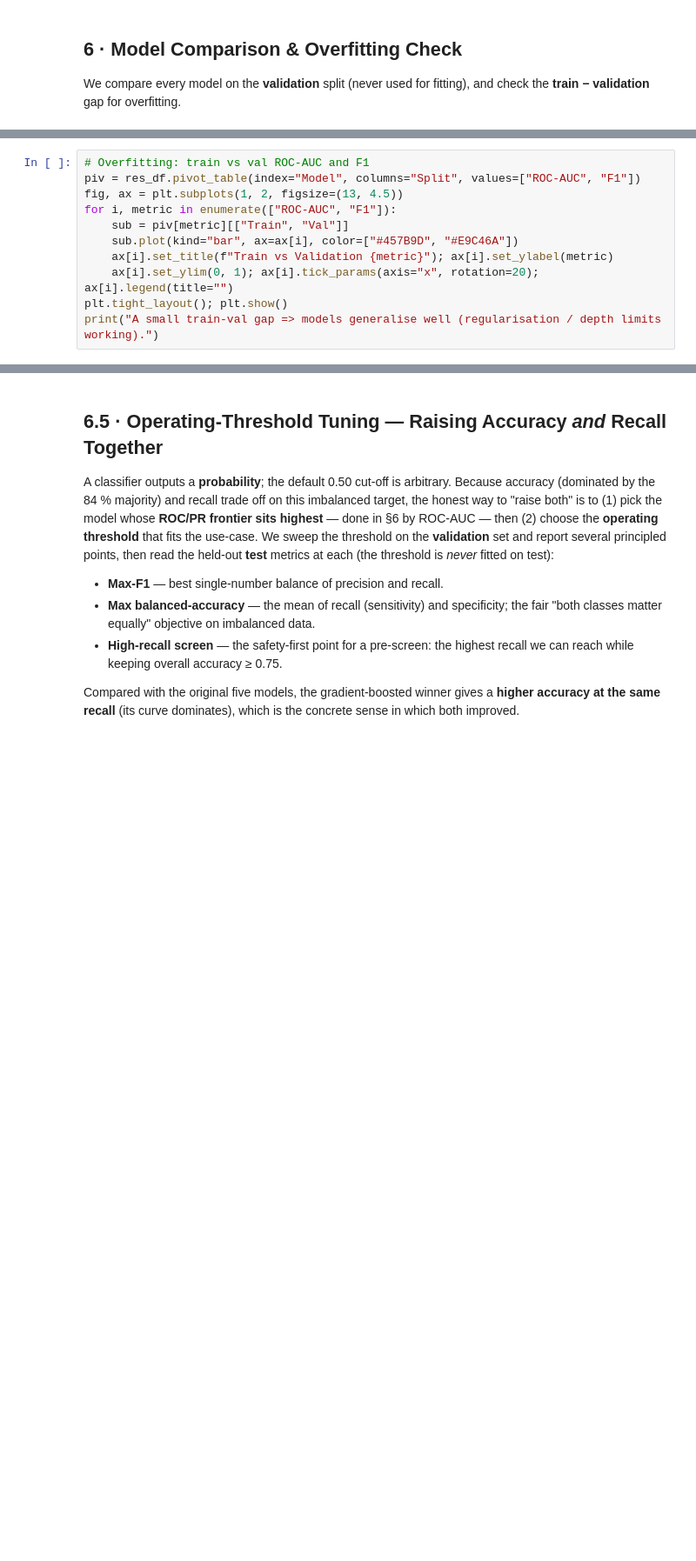
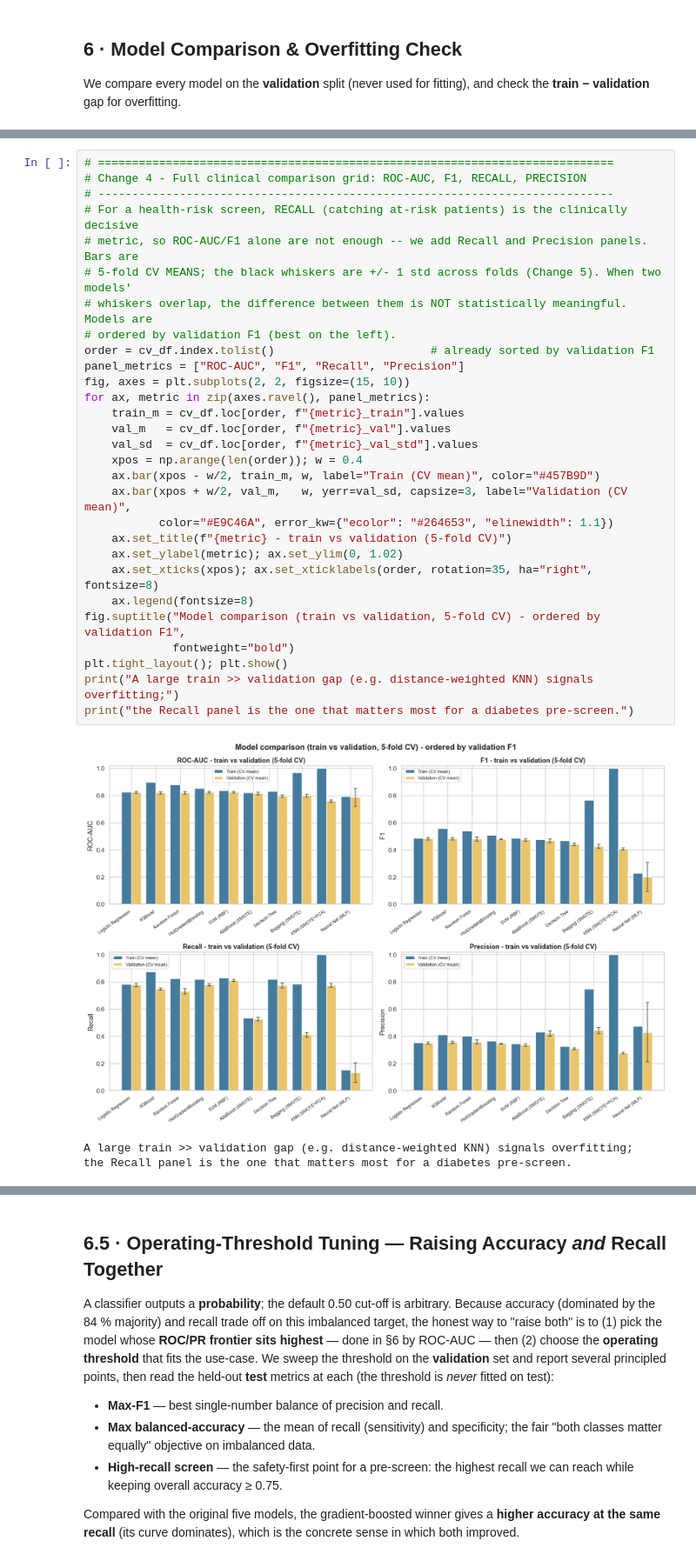
Before and after one commit to energelpen/ET0737-MLAI-Project, a Jupyter notebook: notebooks/02_Diabetes_2015_Modelling.ipynb, the cells around one changed output, grey strips where cells are left out. Shown at 87% size. Drawn from its saved outputs; the diff is of its cells as text; blank space fills up the shorter version.

```diff
--- a/notebooks/02_Diabetes_2015_Modelling.ipynb
+++ b/notebooks/02_Diabetes_2015_Modelling.ipynb
@@ -730,11 +892,33 @@ val_tbl
 # %%
-# Overfitting: train vs val ROC-AUC and F1
-piv = res_df.pivot_table(index="Model", columns="Split", values=["ROC-AUC", "F1"])
-fig, ax = plt.subplots(1, 2, figsize=(13, 4.5))
-for i, metric in enumerate(["ROC-AUC", "F1"]):
-    sub = piv[metric][["Train", "Val"]]
-    sub.plot(kind="bar", ax=ax[i], color=["#457B9D", "#E9C46A"])
-    ax[i].set_title(f"Train vs Validation {metric}"); ax[i].set_ylabel(metric)
-    ax[i].set_ylim(0, 1); ax[i].tick_params(axis="x", rotation=20); ax[i].legend(title="")
+# ============================================================================
+# Change 4 - Full clinical comparison grid: ROC-AUC, F1, RECALL, PRECISION
+# ----------------------------------------------------------------------------
+# For a health-risk screen, RECALL (catching at-risk patients) is the clinically decisive
+# metric, so ROC-AUC/F1 alone are not enough -- we add Recall and Precision panels. Bars are
+# 5-fold CV MEANS; the black whiskers are +/- 1 std across folds (Change 5). When two models'
+# whiskers overlap, the difference between them is NOT statistically meaningful. Models are
+# ordered by validation F1 (best on the left).
+order = cv_df.index.tolist()                       # already sorted by validation F1
+panel_metrics = ["ROC-AUC", "F1", "Recall", "Precision"]
+fig, axes = plt.subplots(2, 2, figsize=(15, 10))
+for ax, metric in zip(axes.ravel(), panel_metrics):
+    train_m = cv_df.loc[order, f"{metric}_train"].values
+    val_m   = cv_df.loc[order, f"{metric}_val"].values
+    val_sd  = cv_df.loc[order, f"{metric}_val_std"].values
+    xpos = np.arange(len(order)); w = 0.4
+    ax.bar(xpos - w/2, train_m, w, label="Train (CV mean)", color="#457B9D")
+    ax.bar(xpos + w/2, val_m,   w, yerr=val_sd, capsize=3, label="Validation (CV mean)",
+           color="#E9C46A", error_kw={"ecolor": "#264653", "elinewidth": 1.1})
+    ax.set_title(f"{metric} - train vs validation (5-fold CV)")
+    ax.set_ylabel(metric); ax.set_ylim(0, 1.02)
+    ax.set_xticks(xpos); ax.set_xticklabels(order, rotation=35, ha="right", fontsize=8)
+    ax.legend(fontsize=8)
+fig.suptitle("Model comparison (train vs validation, 5-fold CV) - ordered by validation F1",
+             fontweight="bold")
 plt.tight_layout(); plt.show()
-print("A small train-val gap => models generalise well (regularisation / depth limits working).")
+print("A large train >> validation gap (e.g. distance-weighted KNN) signals overfitting;")
+print("the Recall panel is the one that matters most for a diabetes pre-screen.")
+# %% [output]
+[figure, added]
+A large train >> validation gap (e.g. distance-weighted KNN) signals overfitting;
+the Recall panel is the one that matters most for a diabetes pre-screen.
```
Also changed, not shown: parts of 27 cells of this notebook.
